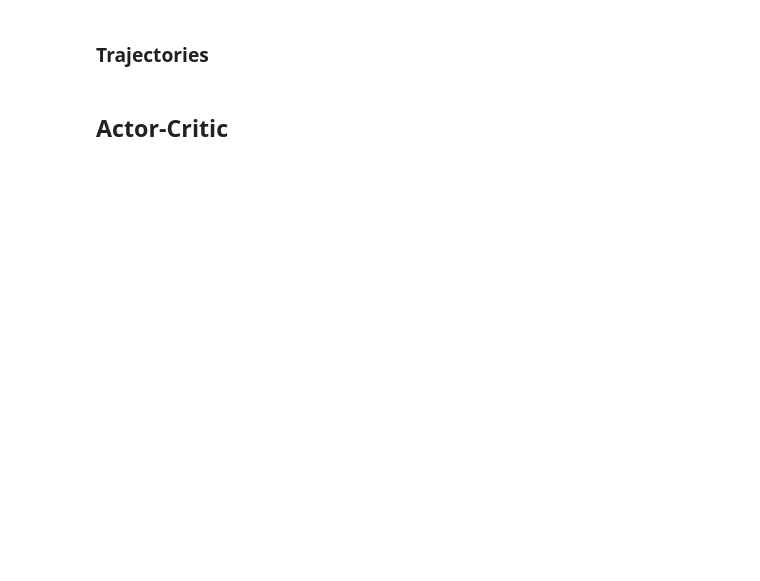
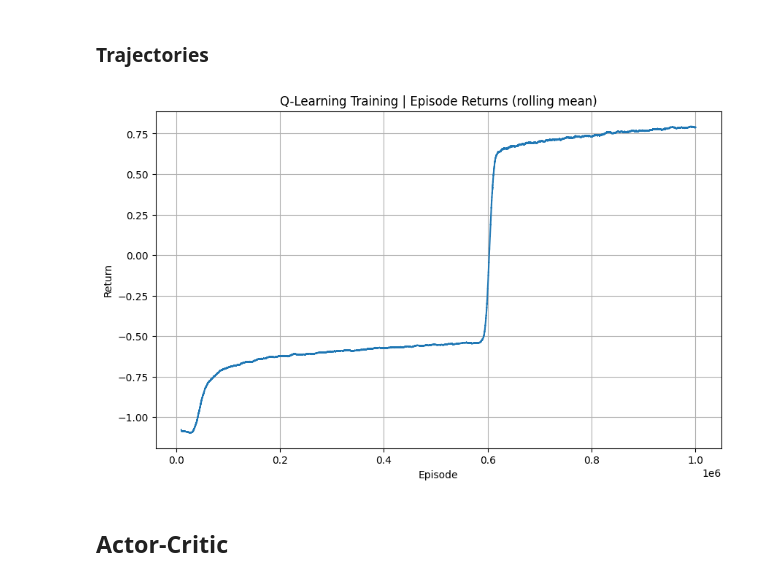
Before and after one commit to giovanni-lucarelli/chess, a Jupyter notebook: results.ipynb, the cells around one changed output. Saved outputs shown, nothing was run; the diff lists cells and outputs as text; code cells hidden in the pictures; blank space fills up the shorter version.

Commit message:
miracle of q-learn convergence

```diff
--- a/results.ipynb
+++ b/results.ipynb
@@ -337,5 +396,19 @@ df_q
 # %% [markdown]
 ### Trajectories
+# %%
+traj = pd.read_csv("./artifacts/metrics/TD_QLearning_krk_SyzygyDefender_returns.csv")
+traj
+
+traj['episode_return'].rolling(10000).mean().plot(
+    figsize=(10, 6),
+    title="Q-Learning Training | Episode Returns (rolling mean)",
+    grid=True,
+    xlabel="Episode",
+    ylabel="Return"
+)
+plt.show()
+# %% [output]
+[figure, added]
 # %% [markdown]
 ## Actor-Critic
 # %%
```
Also changed, not shown: parts of 6 cells of this notebook, 4 other files.
